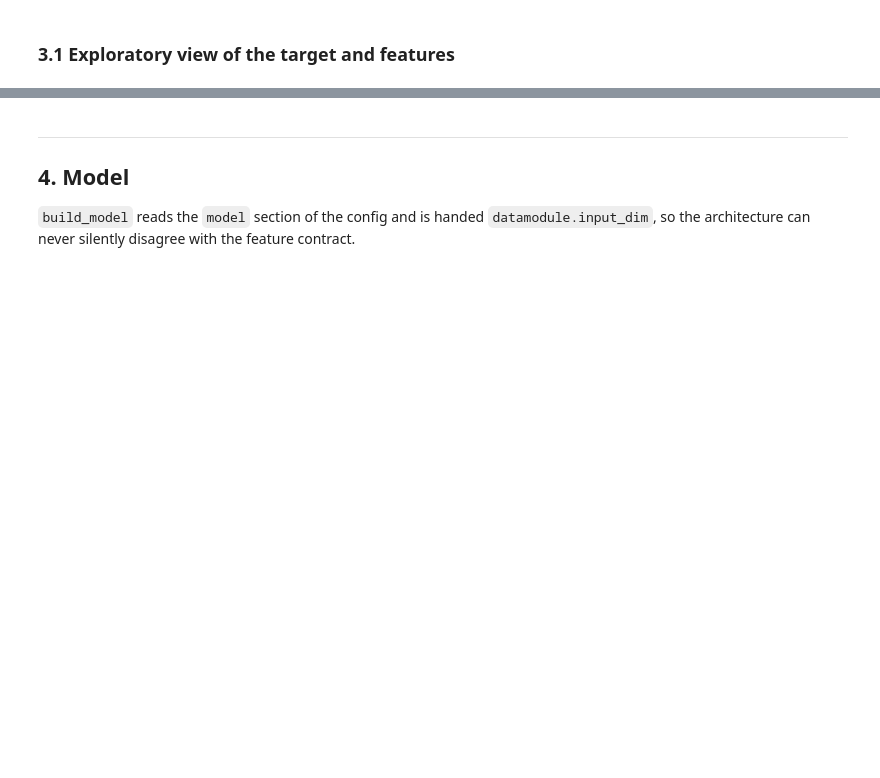
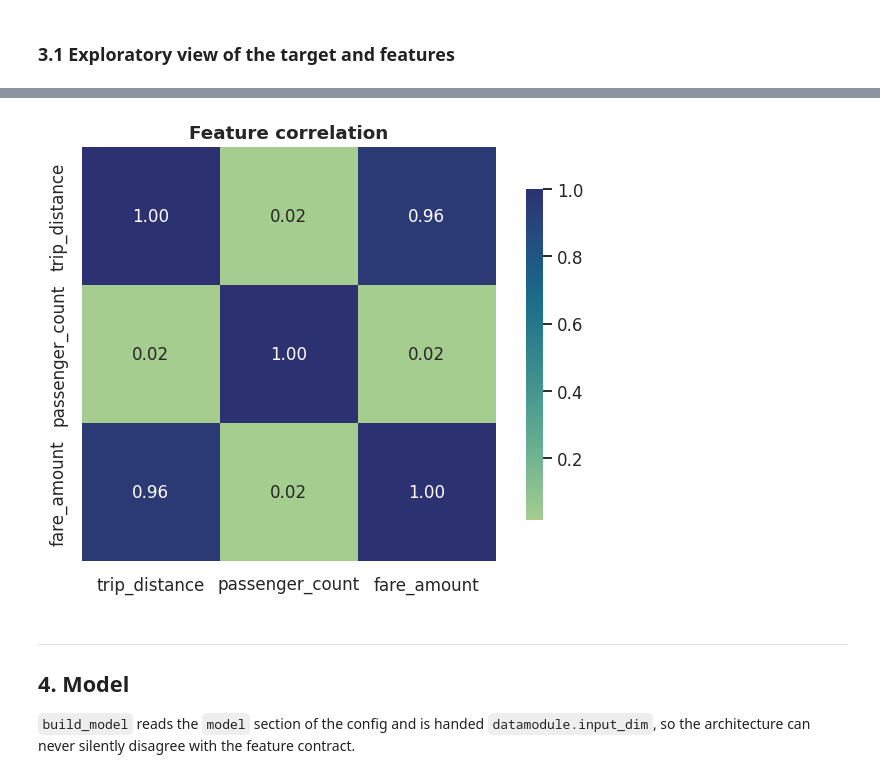
Before and after one commit to AndrewVynnytskyi/Nyc-taxi-trip, a Jupyter notebook: notebooks/01_baseline_training.ipynb, the cells around one changed output, grey strips where cells are left out. Cells and saved outputs as stored; diff of their text form; code cells hidden in the pictures; blank space fills up the shorter version.

```diff
--- a/notebooks/01_baseline_training.ipynb
+++ b/notebooks/01_baseline_training.ipynb
@@ -148,13 +189,16 @@ plt.show()
 # %%
 numeric_cols = [*cfg.data.numerical_features, TARGET]
 correlation = frame[numeric_cols].corr()
 
 fig, ax = plt.subplots(figsize=(6, 4.6))
-sns.heatmap(correlation, annot=True, fmt=".2f", cmap="crest", square=True,
-            cbar_kws={"shrink": 0.8}, ax=ax)
+sns.heatmap(
+    correlation, annot=True, fmt=".2f", cmap="crest", square=True, cbar_kws={"shrink": 0.8}, ax=ax
+)
 ax.set_title("Feature correlation")
 fig.tight_layout()
 plt.show()
+# %% [output]
+[figure, added]
 # %% [markdown]
 ---
 ## 4. Model
```
Also changed, not shown: parts of 13 cells of this notebook, 6 other files.
